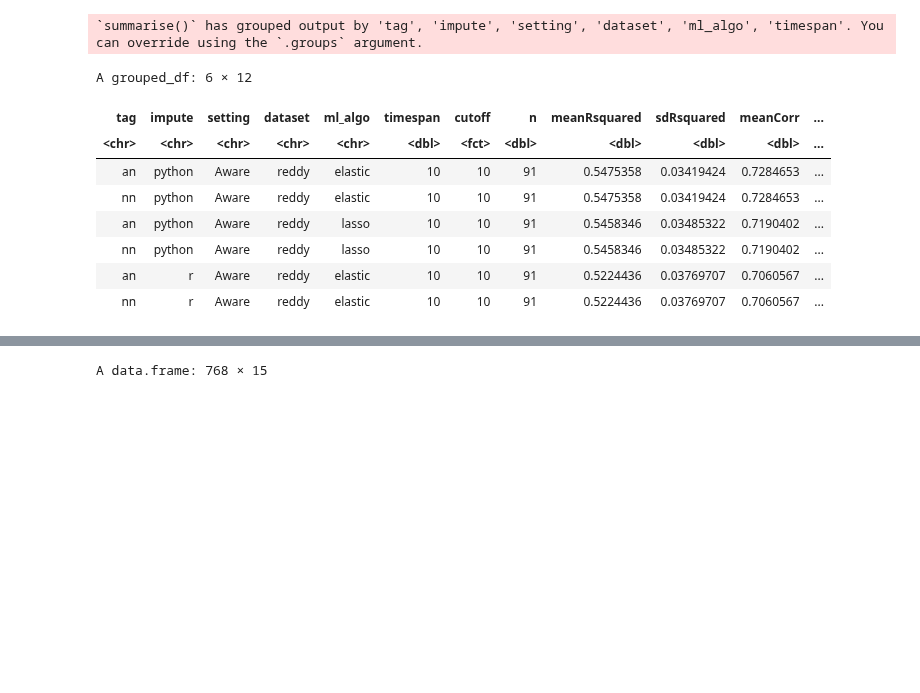
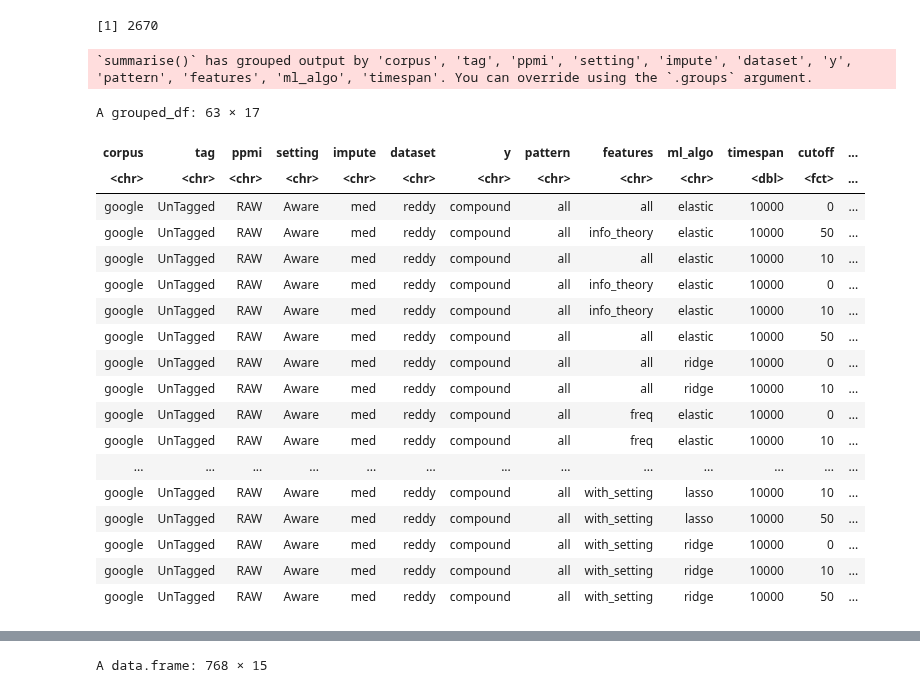
Before and after one commit to prajitdhar/Compounding, a Jupyter notebook: src/Regression_Exps_google_RAW-Tagged.ipynb, the cells around one changed output, grey strips where cells are left out. Drawn from its saved outputs; the diff is of its cells as text; code cells hidden in the pictures; blank space fills up the shorter version.

Commit message:
Added new temporal features for google and coha

```diff
--- a/src/Regression_Exps_google_RAW-Tagged.ipynb
+++ b/src/Regression_Exps_google_RAW-Tagged.ipynb
@@ -30,0 +57,11 @@ registerDoParallel(cl)
+# %%
+r<-"reddy"
+reduced_df<-input_df %>% filter(source==r)
+reduced_df <- reduced_df %>% filter(!compound %in% c('call_centre','benign_tumour', 'computer_programme', 'grey_matter', 'labour_union','baby_blues', 'contact_lenses'))
+compounds_list<-c("all")
+k<-"all"
+df_features<-reduced_df
+df_features_X<-df_features %>% select(-c(compositionality,modifier,head,avgModifier,stdevModifier,avgHead,stdevHead,stdevHeadModifier,compound,is_adj,source)) %>% select(-one_of("comp_freq_bins"))
+trainX<-df_features_X
+trainY<-df_features %>% select(compositionality)
+trainY<-trainY$compositionality
@@ -39,19 +182,33 @@ list_of_vi_10<-list()
 list_of_vi_20<-list()
 list_of_vi_50<-list()
 list_of_vi_100<-list()
+list_of_rsqr=list()
 
-corpus_list<-c("google")
-list_of_rsqr=list()
-ratings_list<-c("reddy","cordeiro90","cordeiro100")
-tagged_list<-c("Tagged")
-compounds_list<-c("all","an","nn")
-ppmi_setting_list<-c("RAW")
+corpus_list<-c("google","coha")
+
+ratings_list<-c("reddy_true","cordeiro90_true","cordeiro100_true")
+tagged_list<-c("UnTagged","Tagged")
+
+ppmi_setting_list<-c("RAW","Aware")
 comp_setting_list<-c("Aware","Agnostic")
-feature_setting_list<-c("withSetting")
+impute_list<-c("med")
+to_predict_list<-c("compound","modifier","head")
+
+feature_setting_list<-c("all","cordeiro","cosine_sim","with_setting","info_theory","freq","prod")
 caret_spearman <- function(data, lev = NULL, model = NULL) {
   spearman_val <- cor(x = data$pred, y = data$obs, method = "spearman")
   c(Spearman = spearman_val)
 }
+# %%
+needed_cols<-c('modifier','head','avgModifier','stdevModifier','avgHead','stdevHead','compositionality','stdevHeadModifier','is_adj','compound','source')
+
+cordeiro_cols<-c('arith_mean_sim.','beta.','geom_mean_sim.','sim_cpf_0.','sim_cpf_100.','sim_cpf_25.','sim_cpf_50.','sim_cpf_75.','sim_cpf_beta.')
+cosine_sim_cols<-c("sim_bw_constituents.",'sim_with_head.','sim_with_modifier.')
+
+with_setting_cols<-c("sim_bw_settings_comp.","sim_bw_settings_head.","sim_bw_settings_modifier.")
+info_theory_cols<-c("local_mi.","log_ratio.","ppmi.")
+freq_cols<-c("comp_freq.","comp_tf.","head_freq.","head_tf.","log_comp_freq.","log_head_freq.","log_head_freq_new.","log_mod_freq.","log_mod_freq_new.","mod_freq.","mod_tf.")
+prod_cols<-c("head_family_size.","head_family_size_new.","head_prod.","mod_family_size.","mod_family_size_new.","mod_prod.")
 # %%
 for (c in corpus_list){
   for (t in tagged_list) {
@@ -325,21 +453,35 @@ A data.frame: 6 × 15
+# %%
+length(list_of_rsqr)
+# %% [output]
+[1] 2670
 # %%
 rsquared_df<-bind_rows(list_of_rsqr)
 rsquared_df$cutoff<-as.factor(rsquared_df$cutoff)
-statistics<-rsquared_df %>% group_by(tag,impute,setting,dataset,ml_algo,timespan,cutoff) %>%
+statistics<-rsquared_df %>% group_by(corpus,tag,ppmi,setting,impute,dataset,y,pattern,features,ml_algo,timespan,cutoff) %>%
 summarise(n=mean(n),meanRsquared=mean(TrainRsquared),sdRsquared=sd(TrainRsquared),meanCorr=mean(TrainSpearman),sdCorr=sd(TrainSpearman))
 
-statistics %>% arrange(desc(meanCorr)) %>% head()
+statistics %>% arrange(desc(meanCorr)) %>% filter(y=="compound")
 # %% [output]
-`summarise()` has grouped output by 'tag', 'impute', 'setting', 'dataset', 'ml_algo', 'timespan'. You can override using the `.groups` argument.
+`summarise()` has grouped output by 'corpus', 'tag', 'ppmi', 'setting', 'impute', 'dataset', 'y', 'pattern', 'features', 'ml_algo', 'timespan'. You can override using the `.groups` argument.
-A grouped_df: 6 × 12
+A grouped_df: 63 × 17
-| tag | impute | setting | dataset | ml_algo | timespan | cutoff | n | meanRsquared | sdRsquared | meanCorr | ... |
-| <chr> | <chr> | <chr> | <chr> | <chr> | <dbl> | <fct> | <dbl> | <dbl> | <dbl> | <dbl> | ... |
-| an | python | Aware | reddy | elastic | 10 | 10 | 91 | 0.5475358 | 0.03419424 | 0.7284653 | ... |
-| nn | python | Aware | reddy | elastic | 10 | 10 | 91 | 0.5475358 | 0.03419424 | 0.7284653 | ... |
-| an | python | Aware | reddy | lasso | 10 | 10 | 91 | 0.5458346 | 0.03485322 | 0.7190402 | ... |
-| nn | python | Aware | reddy | lasso | 10 | 10 | 91 | 0.5458346 | 0.03485322 | 0.7190402 | ... |
-| an | r | Aware | reddy | elastic | 10 | 10 | 91 | 0.5224436 | 0.03769707 | 0.7060567 | ... |
-| nn | r | Aware | reddy | elastic | 10 | 10 | 91 | 0.5224436 | 0.03769707 | 0.7060567 | ... |
+| corpus | tag | ppmi | setting | impute | dataset | y | pattern | features | ml_algo | timespan | cutoff | ... |
+| <chr> | <chr> | <chr> | <chr> | <chr> | <chr> | <chr> | <chr> | <chr> | <chr> | <dbl> | <fct> | ... |
+| google | UnTagged | RAW | Aware | med | reddy | compound | all | all | elastic | 10000 | 0 | ... |
+| google | UnTagged | RAW | Aware | med | reddy | compound | all | info_theory | elastic | 10000 | 50 | ... |
+| google | UnTagged | RAW | Aware | med | reddy | compound | all | all | elastic | 10000 | 10 | ... |
+| google | UnTagged | RAW | Aware | med | reddy | compound | all | info_theory | elastic | 10000 | 0 | ... |
+| google | UnTagged | RAW | Aware | med | reddy | compound | all | info_theory | elastic | 10000 | 10 | ... |
+| google | UnTagged | RAW | Aware | med | reddy | compound | all | all | elastic | 10000 | 50 | ... |
+| google | UnTagged | RAW | Aware | med | reddy | compound | all | all | ridge | 10000 | 0 | ... |
+| google | UnTagged | RAW | Aware | med | reddy | compound | all | all | ridge | 10000 | 10 | ... |
+| google | UnTagged | RAW | Aware | med | reddy | compound | all | freq | elastic | 10000 | 0 | ... |
+| google | UnTagged | RAW | Aware | med | reddy | compound | all | freq | elastic | 10000 | 10 | ... |
+| ... | ... | ... | ... | ... | ... | ... | ... | ... | ... | ... | ... | ... |
+| google | UnTagged | RAW | Aware | med | reddy | compound | all | with_setting | lasso | 10000 | 10 | ... |
+| google | UnTagged | RAW | Aware | med | reddy | compound | all | with_setting | lasso | 10000 | 50 | ... |
+| google | UnTagged | RAW | Aware | med | reddy | compound | all | with_setting | ridge | 10000 | 0 | ... |
+| google | UnTagged | RAW | Aware | med | reddy | compound | all | with_setting | ridge | 10000 | 10 | ... |
+| google | UnTagged | RAW | Aware | med | reddy | compound | all | with_setting | ridge | 10000 | 50 | ... |
 # %%
 varimp_df<-bind_rows(list_of_vi_10000)
 varimp_df$cutoff<-as.factor(varimp_df$cutoff)
```
Also changed, not shown: parts of 8 cells of this notebook, 53 other files.
